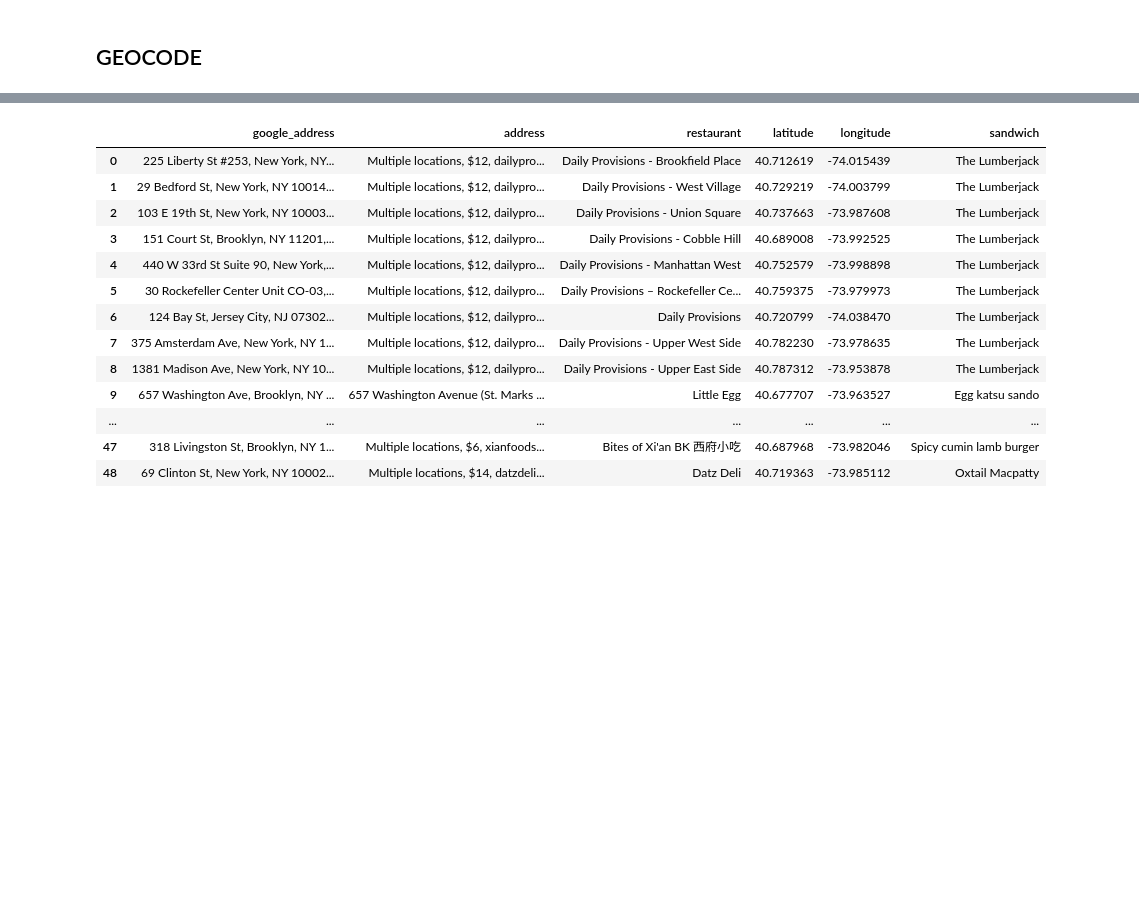
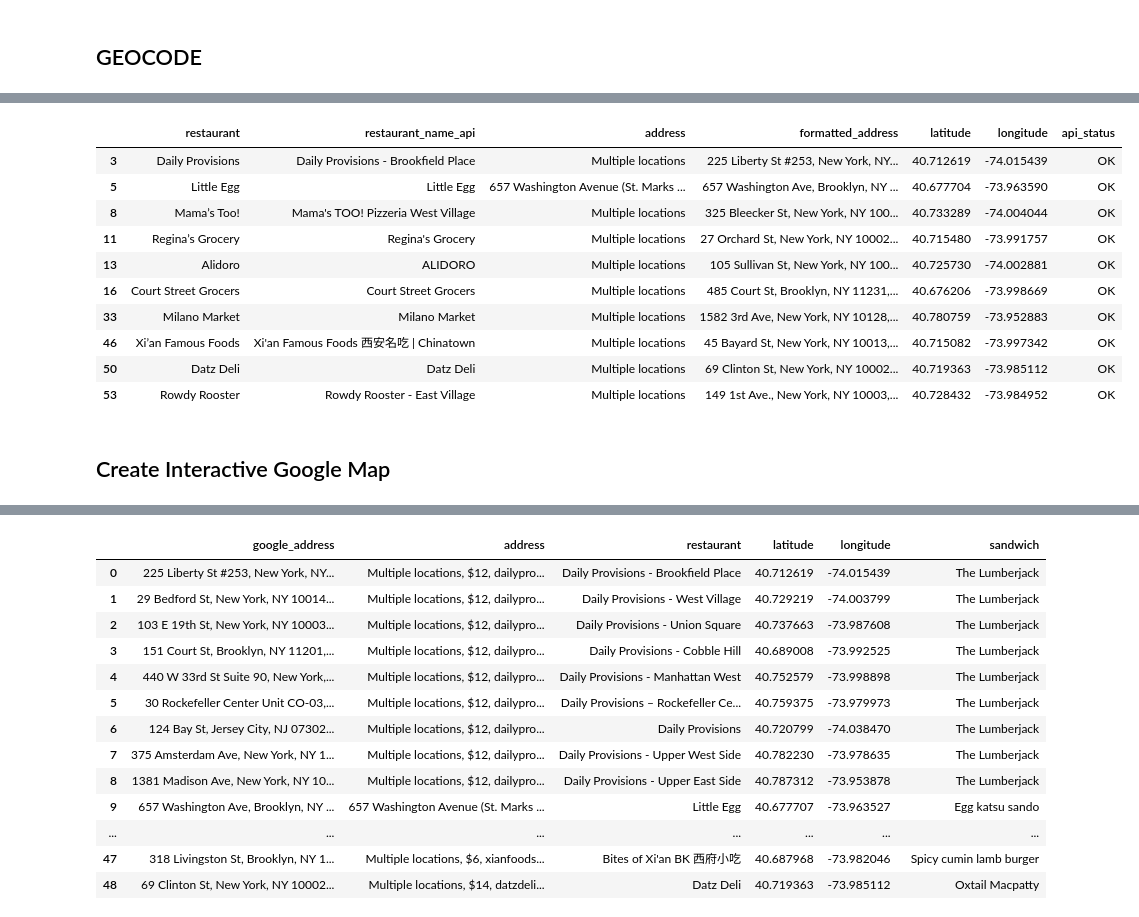
Before and after one commit to dan-dewitz/Mapping-Iconic-NYC-Sandwiches, a Jupyter notebook: create_sandwich_map.ipynb, the cells around one changed output, grey strips where cells are left out. Cells and saved outputs as stored; diff of their text form; code cells hidden in the pictures; blank space fills up the shorter version.

```diff
--- a/create_sandwich_map.ipynb
+++ b/create_sandwich_map.ipynb
@@ -309,5 +351,5 @@ df['clean_address'][3]
 # %%
-df['price'] = df['address'].str.split(',').str[1]
+df['price'] = df['meta_data'].str.split(',').str[1]
 # %%
 df['price'][0]
 # %% [output]
@@ -323,7 +365,7 @@ df['price'][6]
 # %%
 import re
 
-df['price'] = df['address'].apply(lambda x: int(re.search(r'\$(\d+)', x).group(1)))
+df['price'] = df['meta_data'].apply(lambda x: int(re.search(r'\$(\d+)', x).group(1)))
 # %%
 df['price'][6]
 # %% [output]
@@ -509,0 +566,22 @@ for index, row in geo_df_bad.iterrows():
+# %%
+geo_df_bad[[
+    'restaurant', 'restaurant_name_api',
+
+    'address', 'formatted_address',
+
+    'latitude', 'longitude', 'api_status'
+]]
+# %% [output]
+|  | restaurant | restaurant_name_api | address | formatted_address | latitude | longitude | api_status |
+| 3 | Daily Provisions | Daily Provisions - Brookfield Place | Multiple locations | 225 Liberty St #253, New York, NY... | 40.712619 | -74.015439 | OK |
+| 5 | Little Egg | Little Egg | 657 Washington Avenue (St. Marks ... | 657 Washington Ave, Brooklyn, NY ... | 40.677704 | -73.963590 | OK |
+| 8 | Mama’s Too! | Mama's TOO! Pizzeria West Village | Multiple locations | 325 Bleecker St, New York, NY 100... | 40.733289 | -74.004044 | OK |
+| 11 | Regina’s Grocery | Regina's Grocery | Multiple locations | 27 Orchard St, New York, NY 10002... | 40.715480 | -73.991757 | OK |
+| 13 | Alidoro | ALIDORO | Multiple locations | 105 Sullivan St, New York, NY 100... | 40.725730 | -74.002881 | OK |
+| 16 | Court Street Grocers | Court Street Grocers | Multiple locations | 485 Court St, Brooklyn, NY 11231,... | 40.676206 | -73.998669 | OK |
+| 33 | Milano Market | Milano Market | Multiple locations | 1582 3rd Ave, New York, NY 10128,... | 40.780759 | -73.952883 | OK |
+| 46 | Xi’an Famous Foods | Xi'an Famous Foods 西安名吃 | Chinatown | Multiple locations | 45 Bayard St, New York, NY 10013,... | 40.715082 | -73.997342 | OK |
+| 50 | Datz Deli | Datz Deli | Multiple locations | 69 Clinton St, New York, NY 10002... | 40.719363 | -73.985112 | OK |
+| 53 | Rowdy Rooster | Rowdy Rooster - East Village | Multiple locations | 149 1st Ave., New York, NY 10003,... | 40.728432 | -73.984952 | OK |
+# %% [markdown]
+## Create Interactive Google Map
```
Also changed, not shown: parts of 90 cells of this notebook, 2 other files.
